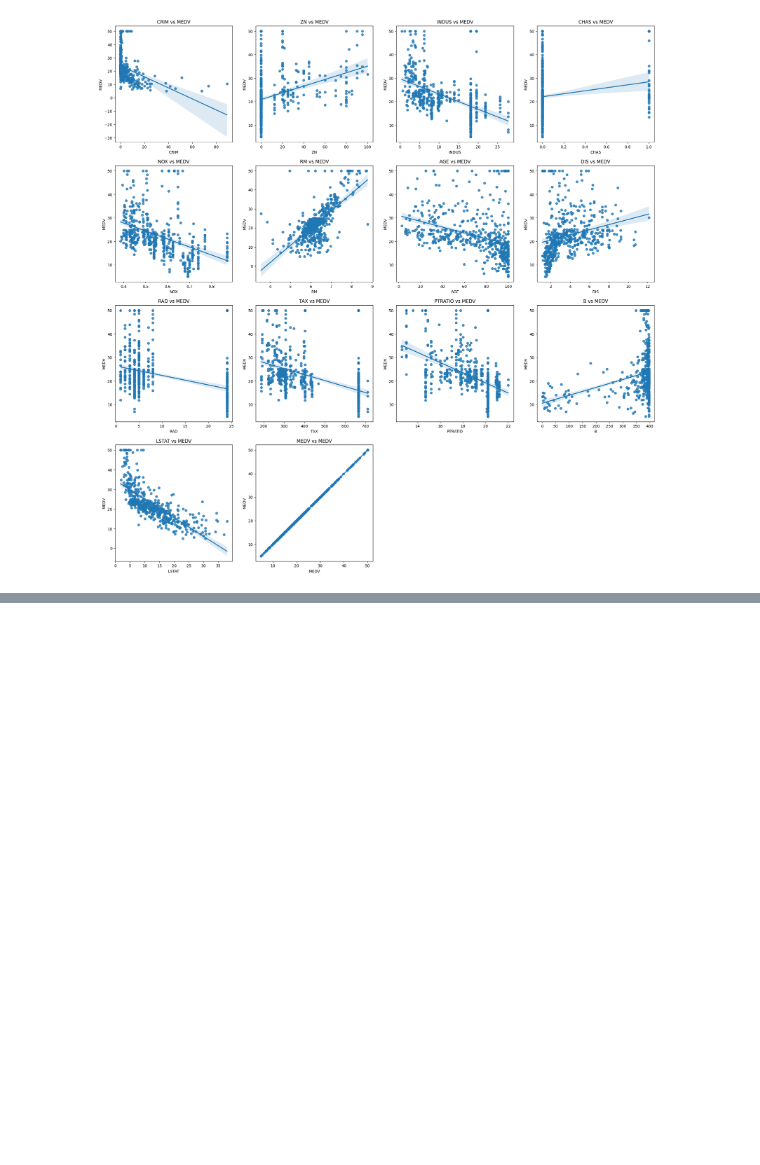
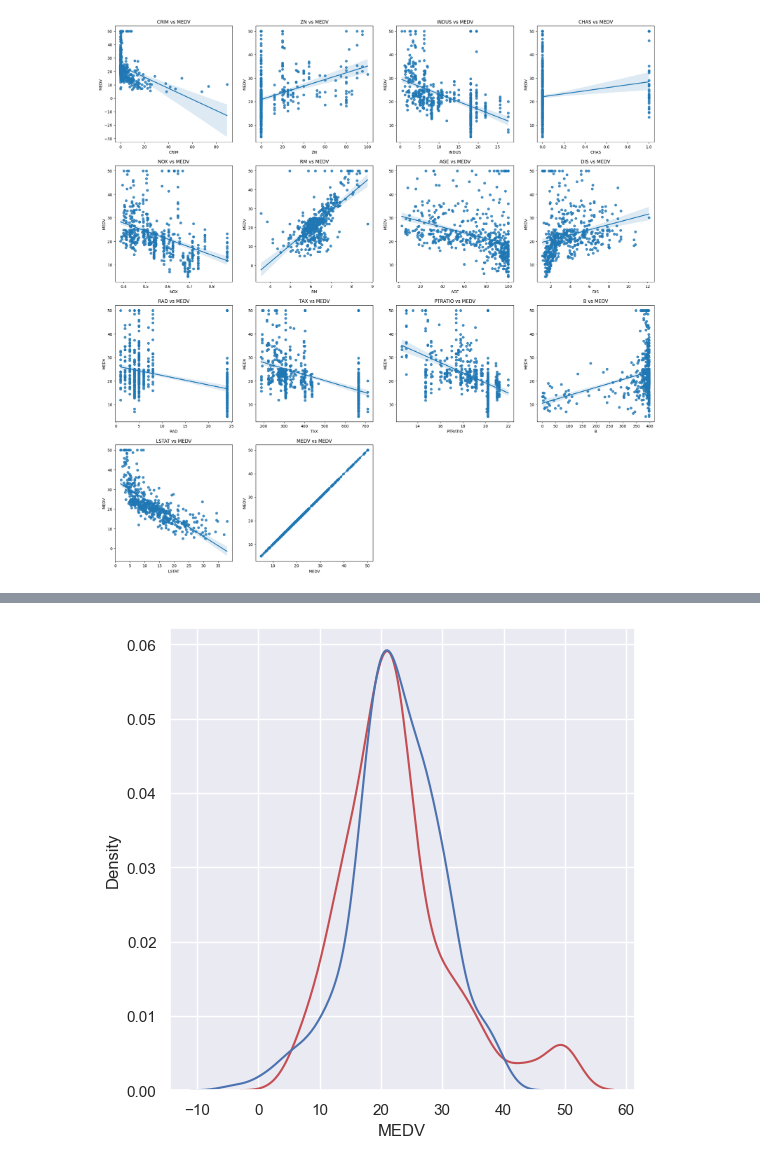
Before and after one commit to pydatakla/Maths, a Jupyter notebook: Notebooks/LinearRegression.ipynb, the cells around one changed output, grey strips where cells are left out. Saved outputs shown, nothing was run; the diff lists cells and outputs as text; code cells hidden in the pictures; blank space fills up the shorter version.

```diff
--- a/Notebooks/LinearRegression.ipynb
+++ b/Notebooks/LinearRegression.ipynb
@@ -1340,0 +1388,17 @@ sns.heatmap(df.corr(method='pearson').round(2),
+# %%
+# Multiple linear regression
+lm2 = LinearRegression()
+X2 = df[['RM', 'LSTAT']]
+y2 = df[['MEDV']]
+
+# Fit the model
+lm2.fit(X2, y2)
+
+print("Intercept for the model is", lm2.intercept_, "and the scope is ", lm2.coef_)
+
+# predict
+y_out2 = lm2.predict(X2)
+
+# Actual and predicted values (first five)
+print("Predicted values: ", y_out2[:5])
+print("Actual values: ", y2.values[:5])
@@ -1340,0 +1430,17 @@ sns.heatmap(df.corr(method='pearson').round(2),
+# %%
+# Visualizing a multiple linear regression
+# For a multiple linear regression, we can't use a regression or residual plot because of multiple independent
+# variables, so we will use a distribution plot
+plt.figure(figsize=(6,6))
+ax1 = sns.distplot(df['MEDV'],
+                   hist=False,
+                   color='r',
+                   label='Actual',
+                  );
+sns.distplot(y_out2,
+             hist=False,
+             color='b',
+             label='Fitted',
+             ax=ax1);
+# %% [output]
+[figure, added]
```
Also changed, not shown: parts of 11 cells of this notebook.
